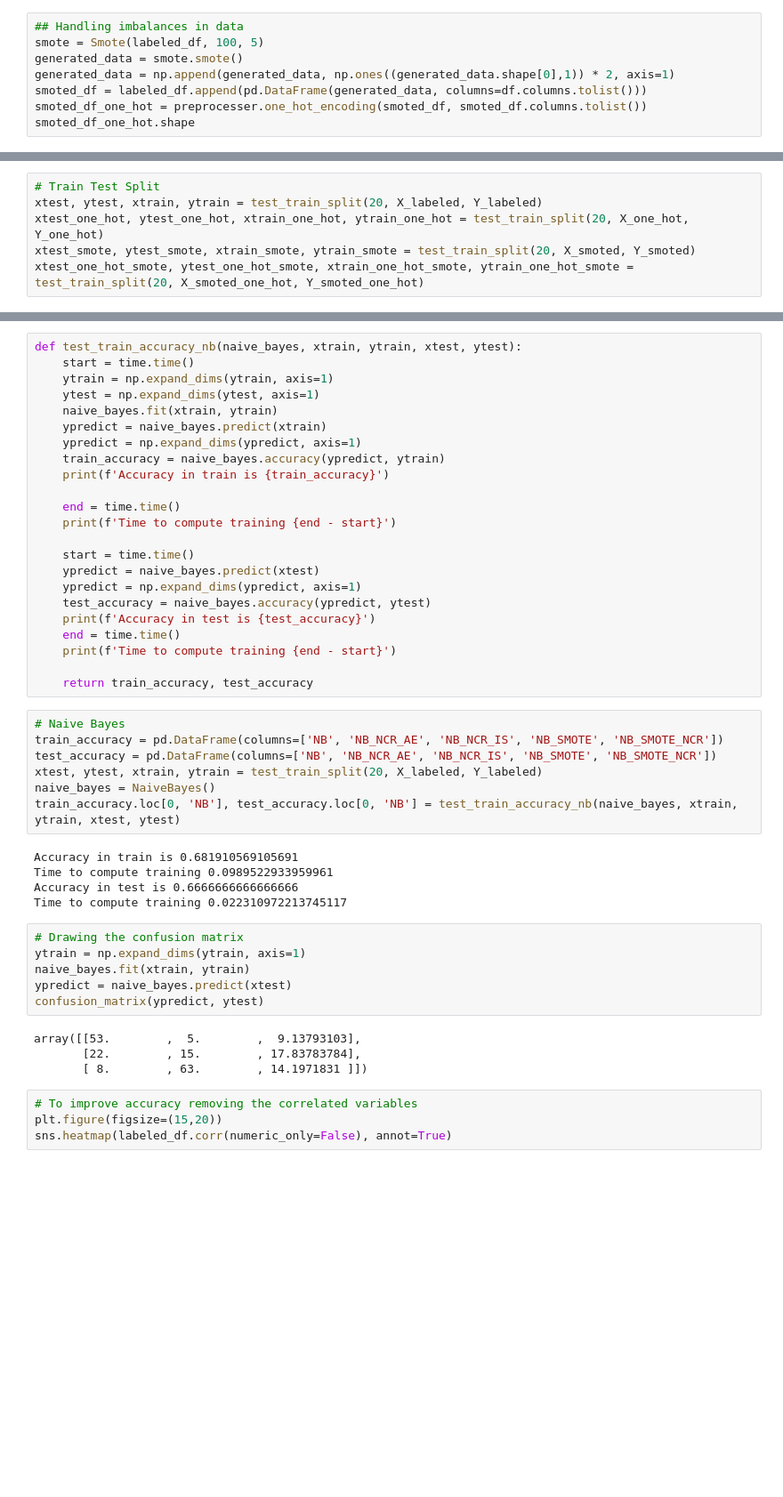
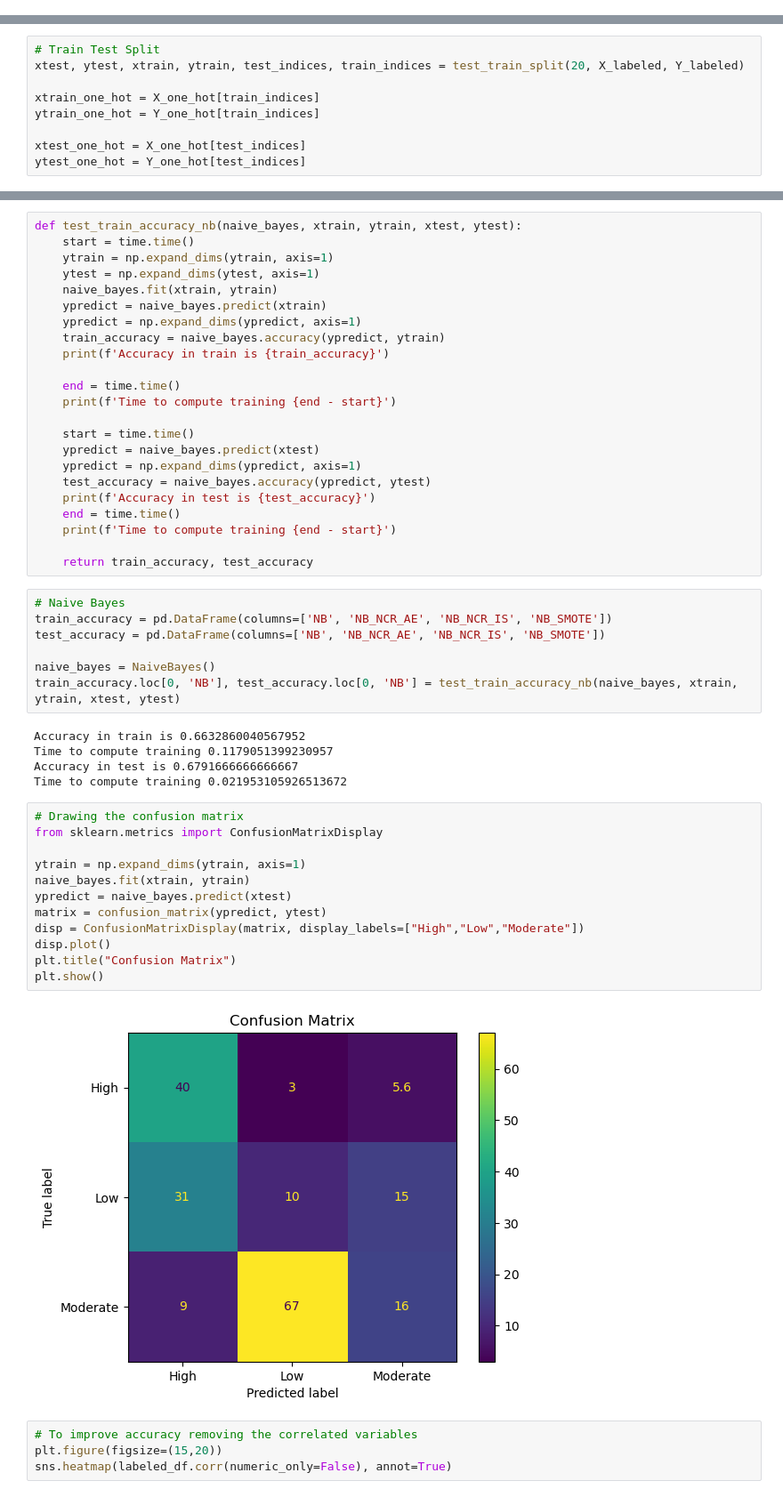
Before and after one commit to besteguney/EEE485, a Jupyter notebook: main3.py.ipynb, the cells around one changed output, grey strips where cells are left out. Shown at 89% size. Cells and saved outputs as stored; diff of their text form; blank space fills up the shorter version.

```diff
--- a/main3.py.ipynb
+++ b/main3.py.ipynb
@@ -107,11 +107,3 @@ one_hot_df.head()
 | 3 | 0 | 1 | 0 | 1 | 0 | 0 | 0 | 0 | ... |
 | 4 | 0 | 1 | 0 | 0 | 1 | 0 | 0 | 0 | ... |
 5 rows × 38 columns
-# %%
-## Handling imbalances in data
-smote = Smote(labeled_df, 100, 5)
-generated_data = smote.smote()
-generated_data = np.append(generated_data, np.ones((generated_data.shape[0],1)) * 2, axis=1)
-smoted_df = labeled_df.append(pd.DataFrame(generated_data, columns=df.columns.tolist()))
-smoted_df_one_hot = preprocesser.one_hot_encoding(smoted_df, smoted_df.columns.tolist())
-smoted_df_one_hot.shape
@@ -151,6 +135,9 @@ Y_smoted_one_hot = smoted_df_one_hot.iloc[:, -3:].values
 # %%
 # Train Test Split
-xtest, ytest, xtrain, ytrain = test_train_split(20, X_labeled, Y_labeled)
-xtest_one_hot, ytest_one_hot, xtrain_one_hot, ytrain_one_hot = test_train_split(20, X_one_hot, Y_one_hot)
-xtest_smote, ytest_smote, xtrain_smote, ytrain_smote = test_train_split(20, X_smoted, Y_smoted)
-xtest_one_hot_smote, ytest_one_hot_smote, xtrain_one_hot_smote, ytrain_one_hot_smote = test_train_split(20, X_smoted_one_hot, Y_smoted_one_hot)
+xtest, ytest, xtrain, ytrain, test_indices, train_indices = test_train_split(20, X_labeled, Y_labeled)
+
+xtrain_one_hot = X_one_hot[train_indices]
+ytrain_one_hot = Y_one_hot[train_indices]
+
+xtest_one_hot = X_one_hot[test_indices]
+ytest_one_hot = Y_one_hot[test_indices]
@@ -322,26 +342,30 @@ def test_train_accuracy_nb(naive_bayes, xtrain, ytrain, xtest, ytest):
     return train_accuracy, test_accuracy
 # %%
 # Naive Bayes
-train_accuracy = pd.DataFrame(columns=['NB', 'NB_NCR_AE', 'NB_NCR_IS', 'NB_SMOTE', 'NB_SMOTE_NCR'])
-test_accuracy = pd.DataFrame(columns=['NB', 'NB_NCR_AE', 'NB_NCR_IS', 'NB_SMOTE', 'NB_SMOTE_NCR'])
-xtest, ytest, xtrain, ytrain = test_train_split(20, X_labeled, Y_labeled)
+train_accuracy = pd.DataFrame(columns=['NB', 'NB_NCR_AE', 'NB_NCR_IS', 'NB_SMOTE'])
+test_accuracy = pd.DataFrame(columns=['NB', 'NB_NCR_AE', 'NB_NCR_IS', 'NB_SMOTE'])
+
 naive_bayes = NaiveBayes()
 train_accuracy.loc[0, 'NB'], test_accuracy.loc[0, 'NB'] = test_train_accuracy_nb(naive_bayes, xtrain, ytrain, xtest, ytest)
 # %% [output]
-Accuracy in train is 0.681910569105691
-Time to compute training 0.0989522933959961
-Accuracy in test is 0.6666666666666666
-Time to compute training 0.022310972213745117
+Accuracy in train is 0.6632860040567952
+Time to compute training 0.1179051399230957
+Accuracy in test is 0.6791666666666667
+Time to compute training 0.021953105926513672
 # %%
 # Drawing the confusion matrix
+from sklearn.metrics import ConfusionMatrixDisplay
+
 ytrain = np.expand_dims(ytrain, axis=1)
 naive_bayes.fit(xtrain, ytrain)
 ypredict = naive_bayes.predict(xtest)
-confusion_matrix(ypredict, ytest)
+matrix = confusion_matrix(ypredict, ytest)
+disp = ConfusionMatrixDisplay(matrix, display_labels=["High","Low","Moderate"])
+disp.plot()
+plt.title("Confusion Matrix")
+plt.show()
 # %% [output]
-array([[53.        ,  5.        ,  9.13793103],
-       [22.        , 15.        , 17.83783784],
-       [ 8.        , 63.        , 14.1971831 ]])
+[figure, added]
 # %%
 # To improve accuracy removing the correlated variables
 plt.figure(figsize=(15,20))
```
Also changed, not shown: parts of 24 cells of this notebook, 2 other files.
